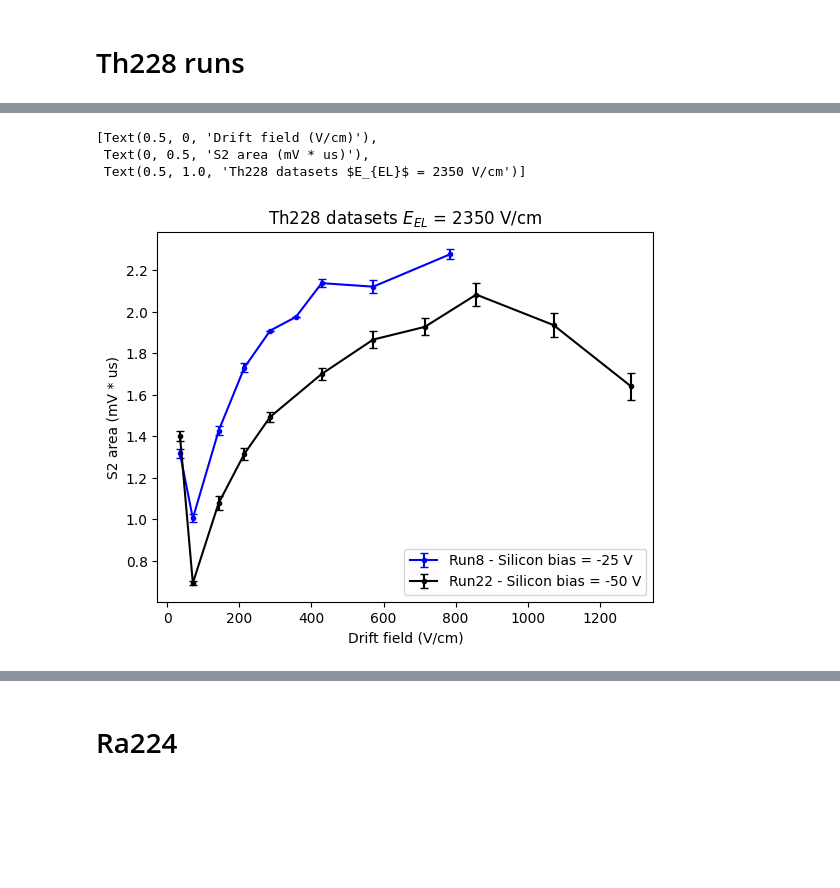
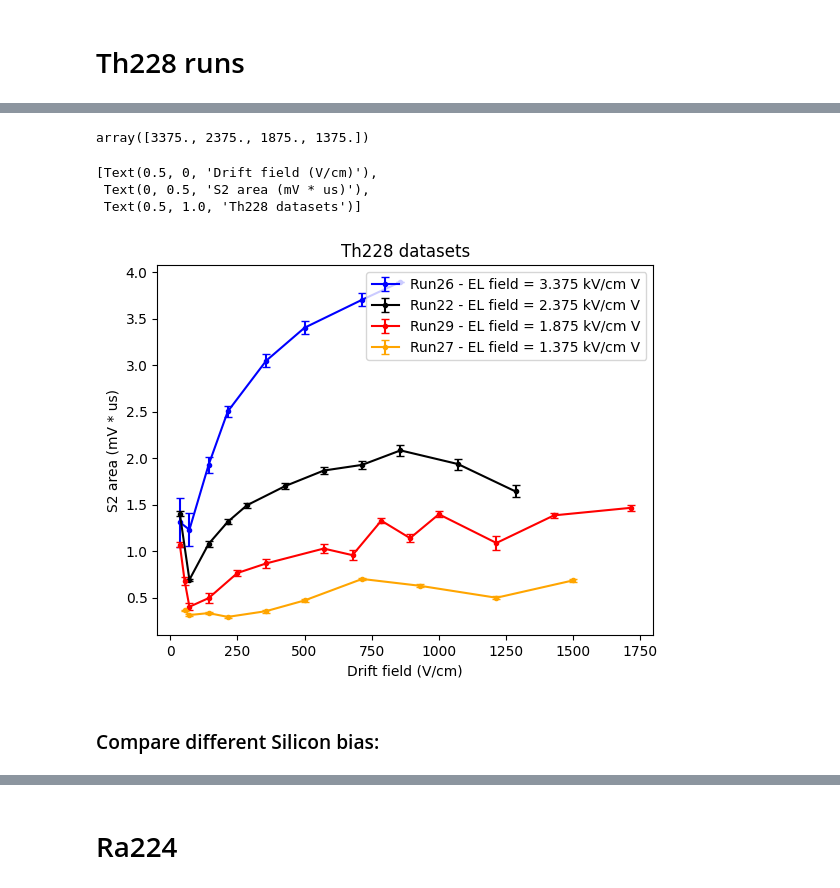
Before and after one commit to proscrite/RaTag, a Jupyter notebook: notebooks/summary_runs.ipynb, the cells around one changed output, grey strips where cells are left out. Cells and saved outputs as stored; diff of their text form; code cells hidden in the pictures; blank space fills up the shorter version.

```diff
--- a/notebooks/summary_runs.ipynb
+++ b/notebooks/summary_runs.ipynb
@@ -44,19 +52,30 @@ all_files
+# %%
+np.array([2700, 1900, 1500, 1100]) / 0.8
+# %% [output]
+array([3375., 2375., 1875., 1375.])
 # %%
-files_th = ['/Volumes/KINGSTON/RaTag_data/RUN8_EL2350Vcm_5GSsec/processed_data/RUN8_s2_vs_drift.csv',
-             '/Volumes/KINGSTON/RaTag_data/RUN22_Th228/processed_data/RUN_22_s2_vs_drift.csv']
+files_th = ['/Volumes/KINGSTON/RaTag_data/RUN26_Th228_EL2700/processed_data/RUN_26_s2_vs_drift.csv',
+             '/Volumes/KINGSTON/RaTag_data/RUN22_Th228/processed_data/RUN_22_s2_vs_drift.csv',
+            '/Volumes/KINGSTON/RaTag_data/RUN29_Th228_EL1500/processed_data/RUN_29_s2_vs_drift.csv',
+            '/Volumes/KINGSTON/RaTag_data/RUN27_Th228_EL1100/processed_data/RUN_27_s2_vs_drift.csv',
+            ]
 
-labels = ['Run8 - Silicon bias = -25 V',
-           'Run22 - Silicon bias = -50 V']
-colors = ['blue', 'k']
+labels = ['Run26 - EL field = 3.375 kV/cm V',
+          'Run22 - EL field = 2.375 kV/cm V',
+          'Run29 - EL field = 1.875 kV/cm V',
+          'Run27 - EL field = 1.375 kV/cm V',]
 
+colors = ['blue', 'k', 'red', 'orange']
 for i, file in enumerate(files_th):
     df = pd.read_csv(file)
     plt.errorbar(df['drift_field'], df['s2_mean'], yerr=df['s2_ci95'], fmt='.-', capsize=3, color=colors[i],
                  label=labels[i])
 plt.legend()
-plt.gca().set(xlabel='Drift field (V/cm)', ylabel='S2 area (mV * us)', title='Th228 datasets $E_{EL}$ = 2350 V/cm')
+plt.gca().set(xlabel='Drift field (V/cm)', ylabel='S2 area (mV * us)', title='Th228 datasets')
 # %% [output]
 [Text(0.5, 0, 'Drift field (V/cm)'),
  Text(0, 0.5, 'S2 area (mV * us)'),
- Text(0.5, 1.0, 'Th228 datasets $E_{EL}$ = 2350 V/cm')]
+ Text(0.5, 1.0, 'Th228 datasets')]
-[figure, old version]
+[figure, new version]
+# %% [markdown]
+### Compare different Silicon bias:
```
Also changed, not shown: parts of 74 cells of this notebook, 6 other files.
